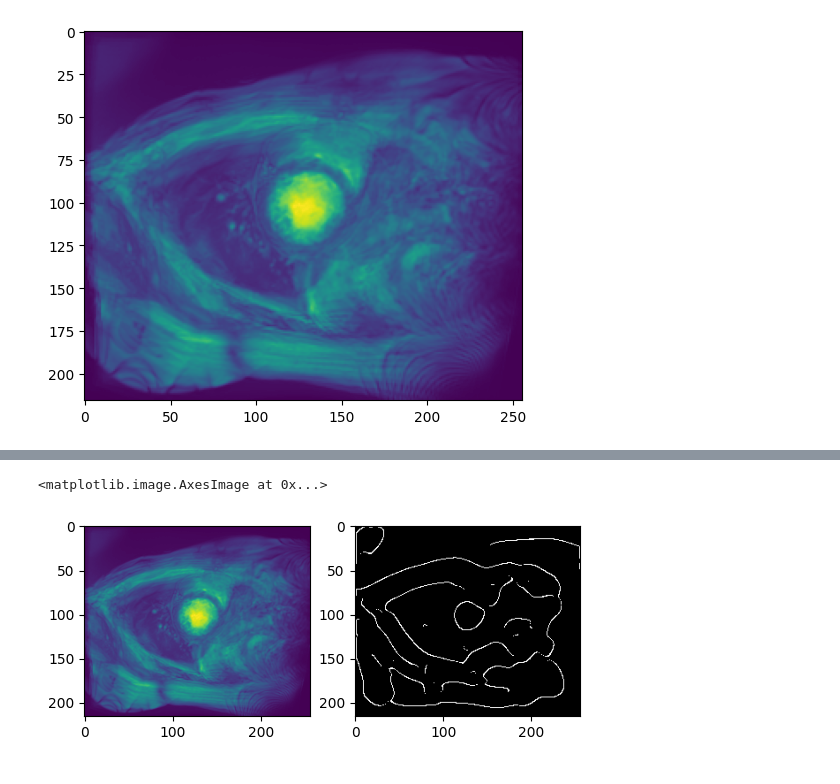
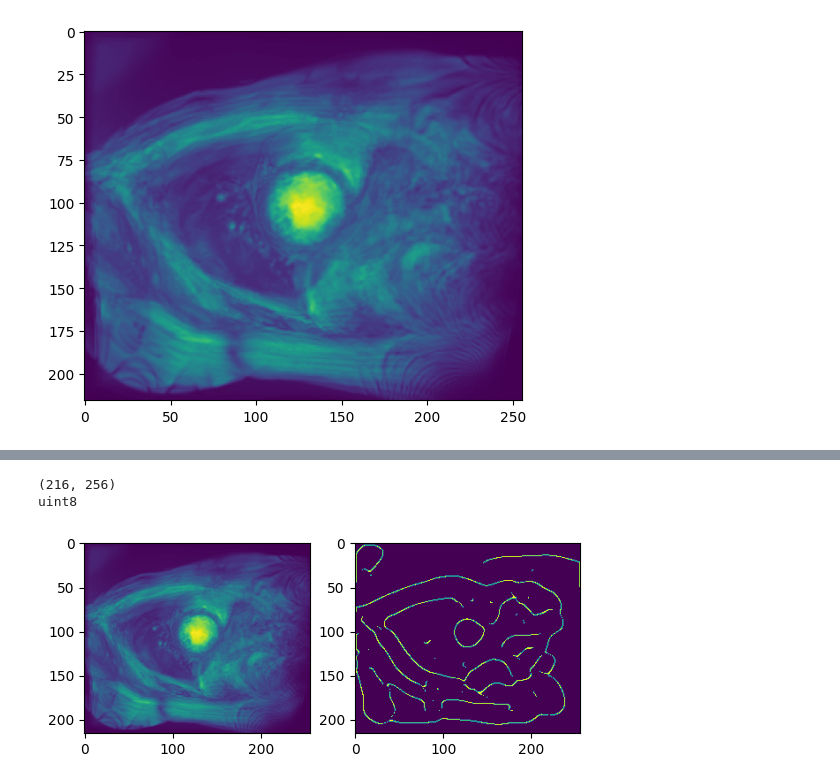
Before and after one commit to Bastaxeloux/proj3dt, a Jupyter notebook: ebauche.ipynb, the cells around one changed output, grey strips where cells are left out. Saved outputs shown, nothing was run; the diff lists cells and outputs as text; code cells hidden in the pictures.

```diff
--- a/ebauche.ipynb
+++ b/ebauche.ipynb
@@ -78,15 +153,15 @@ pre_image = mag[:,:,0]
 # %%
-from skimage import feature
-import cv2 as cv
+edges_float = feature.canny(pre_image, sigma=8)
+edges = (edges_float*255).astype(np.uint8)
 
-edges = feature.canny(pre_image, sigma=9)
-edges = (edges * 255).astype(np.uint8)
-grey_edges = cv.cvtColor(edges, cv.COLOR_GRAY2BGR)
-edges.shape
 plt.subplot(121)
 plt.imshow(pre_image)
 plt.subplot(122)
-plt.imshow(grey_edges)
+plt.imshow(edges)
+
+print(edges.shape)
+print(edges.dtype)
 # %% [output]
-<matplotlib.image.AxesImage at 0x...>
+(216, 256)
+uint8
-[figure, old version]
+[figure, new version]
```
Also changed, not shown: parts of 18 cells of this notebook.
